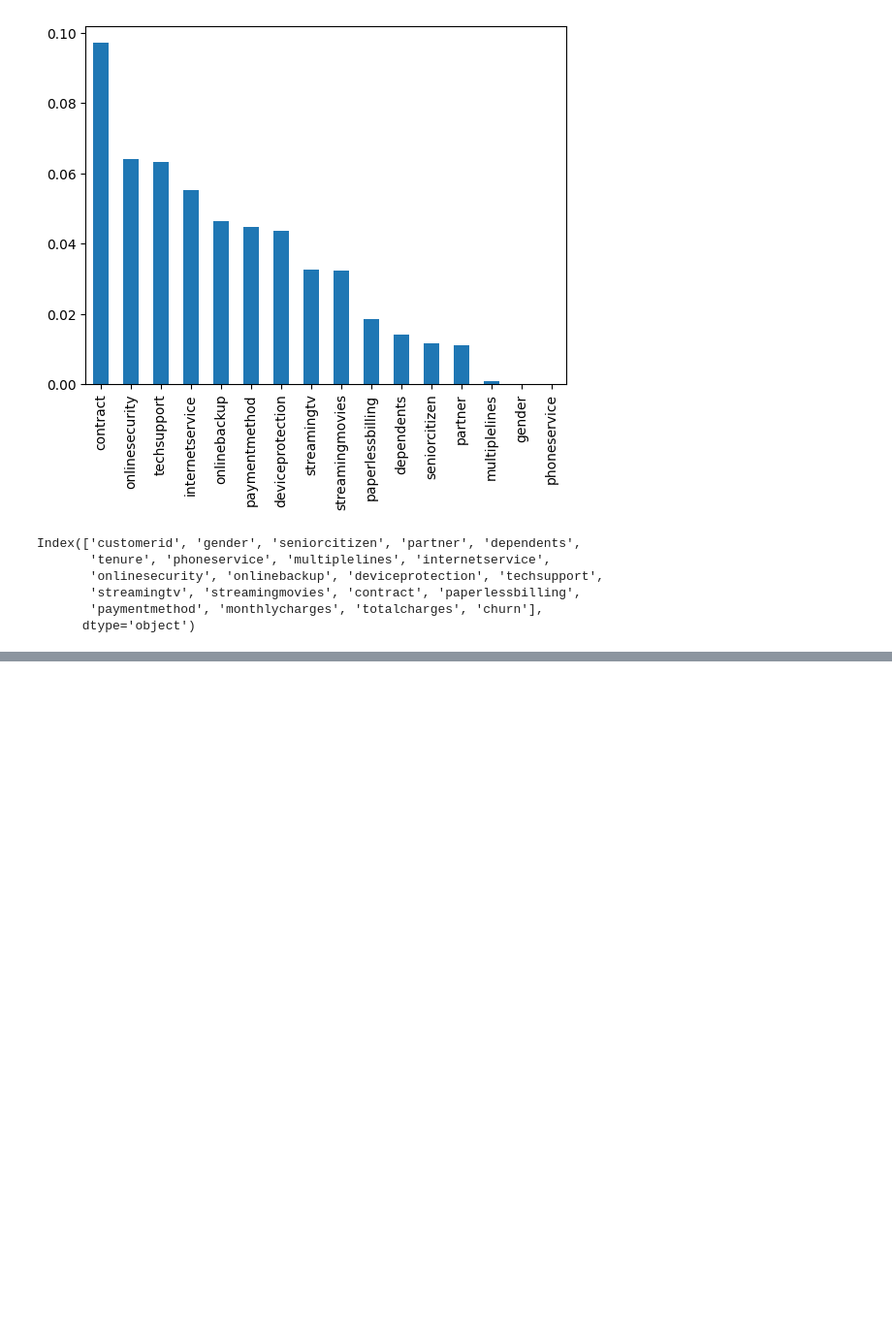
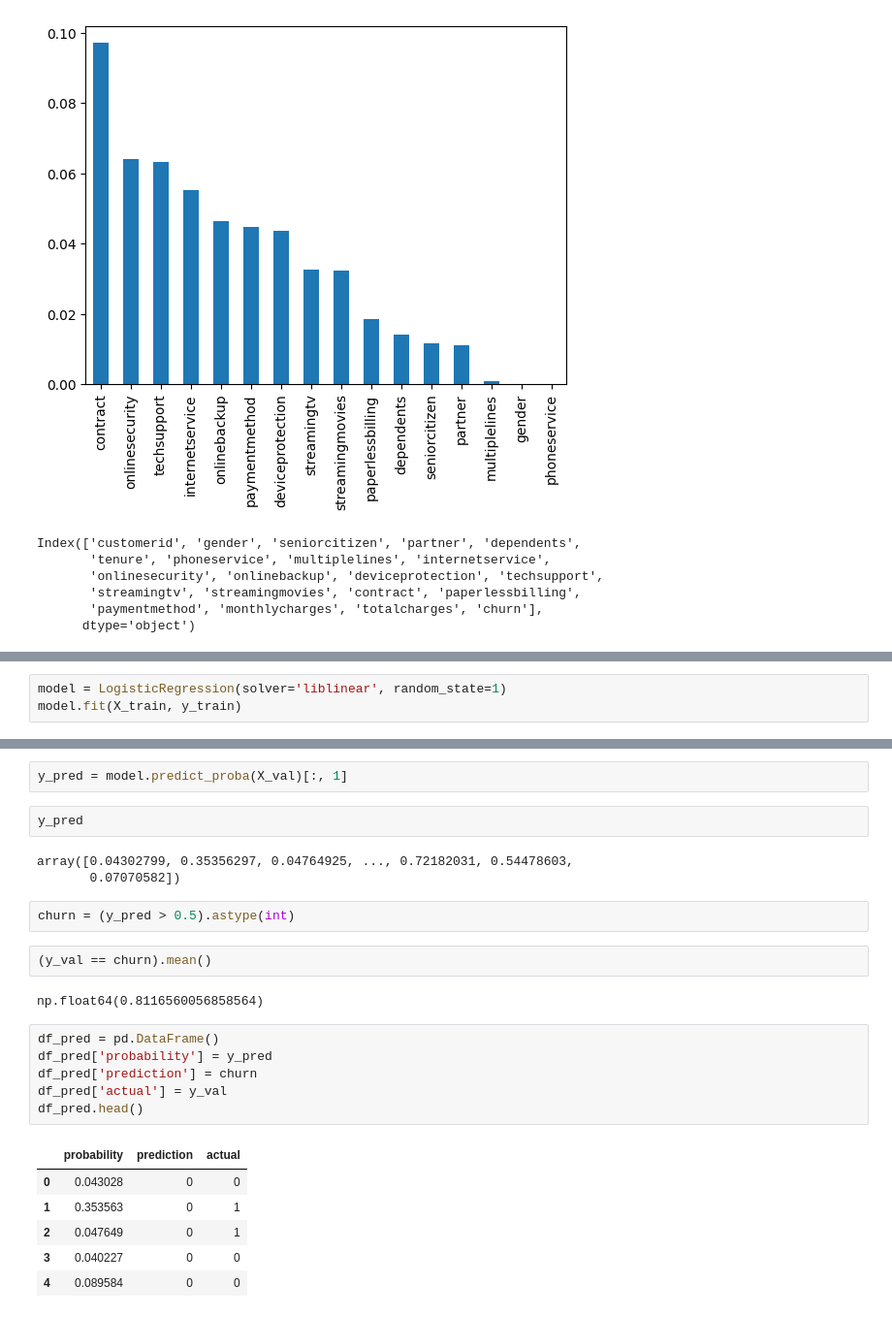
Before and after one commit to Mikaelnystroms/ml-engineer-zoomcamp, a Jupyter notebook: 03-classification/notebooks/churn-prediction.ipynb, the cells around one changed output, grey strips where cells are left out. Shown: that part at 97% size. Saved outputs shown, nothing was run; the diff lists cells and outputs as text; blank space fills up the shorter version.

```diff
--- a/03-classification/notebooks/churn-prediction.ipynb
+++ b/03-classification/notebooks/churn-prediction.ipynb
@@ -320,0 +390,3 @@ dtype: float64
+# %%
+model = LogisticRegression(solver='liblinear', random_state=1)
+model.fit(X_train, y_train)
@@ -320,0 +408,26 @@ dtype: float64
+# %%
+y_pred = model.predict_proba(X_val)[:, 1]
+# %%
+y_pred
+# %% [output]
+array([0.04302799, 0.35356297, 0.04764925, ..., 0.72182031, 0.54478603,
+       0.07070582])
+# %%
+churn = (y_pred > 0.5).astype(int)
+# %%
+(y_val == churn).mean()
+# %% [output]
+np.float64(0.8116560056858564)
+# %%
+df_pred = pd.DataFrame()
+df_pred['probability'] = y_pred
+df_pred['prediction'] = churn
+df_pred['actual'] = y_val
+df_pred.head()
+# %% [output]
+|  | probability | prediction | actual |
+| 0 | 0.043028 | 0 | 0 |
+| 1 | 0.353563 | 0 | 1 |
+| 2 | 0.047649 | 0 | 1 |
+| 3 | 0.040227 | 0 | 0 |
+| 4 | 0.089584 | 0 | 0 |
```
Also changed, not shown: parts of 36 cells of this notebook, 8 other files.
